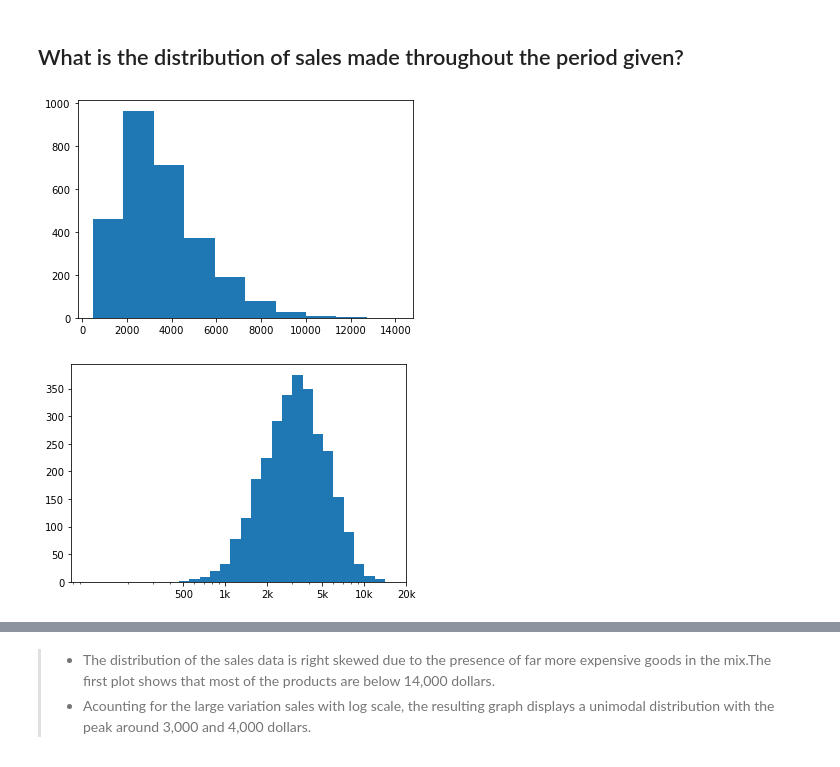
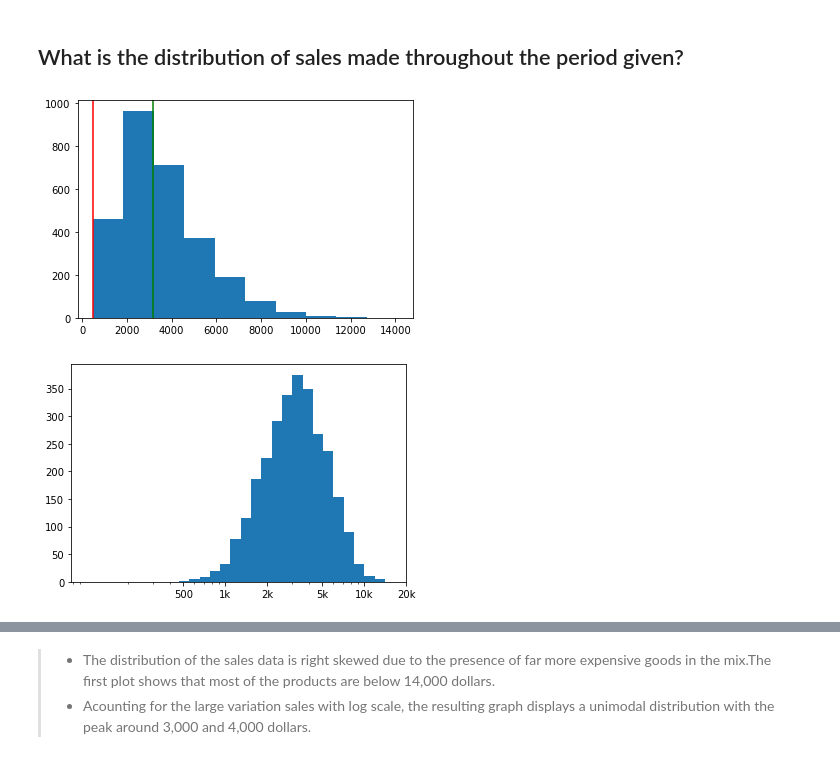
Before and after one commit to Biob-scientist/Sales_analytics, a Jupyter notebook: sales_exploratory_analysis.ipynb, the cells around one changed output, grey strips where cells are left out. Cells and saved outputs as stored; diff of their text form; code cells hidden in the pictures.

```diff
--- a/sales_exploratory_analysis.ipynb
+++ b/sales_exploratory_analysis.ipynb
@@ -158,14 +156,16 @@ df.describe()
 # %%
 
 plt.hist(data=df, x='sales');
+plt.axvline(x = df.describe().iloc[3, 3], color = 'red')
+plt.axvline(x = df.describe().iloc[5, 3], color = 'green')
 plt.show()
 bins_max = np.log10(df.sales.max())
 bin_min=np.log10(df.sales.min())
 bins_trans = 10**np.linspace(2, bins_max, 30)
 plt.hist(data=df, x='sales',bins=bins_trans)
 plt.xscale('log')
 plt.xticks([500, 1e3, 2e3, 5e3, 1e4, 2e4], [500, '1k', '2k', '5k', '10k', '20k']);
 plt.show()
 # %% [output]
-[figure, old version]
+[figure, new version]
 [figure]
```
Also changed, not shown: parts of 30 cells of this notebook.
